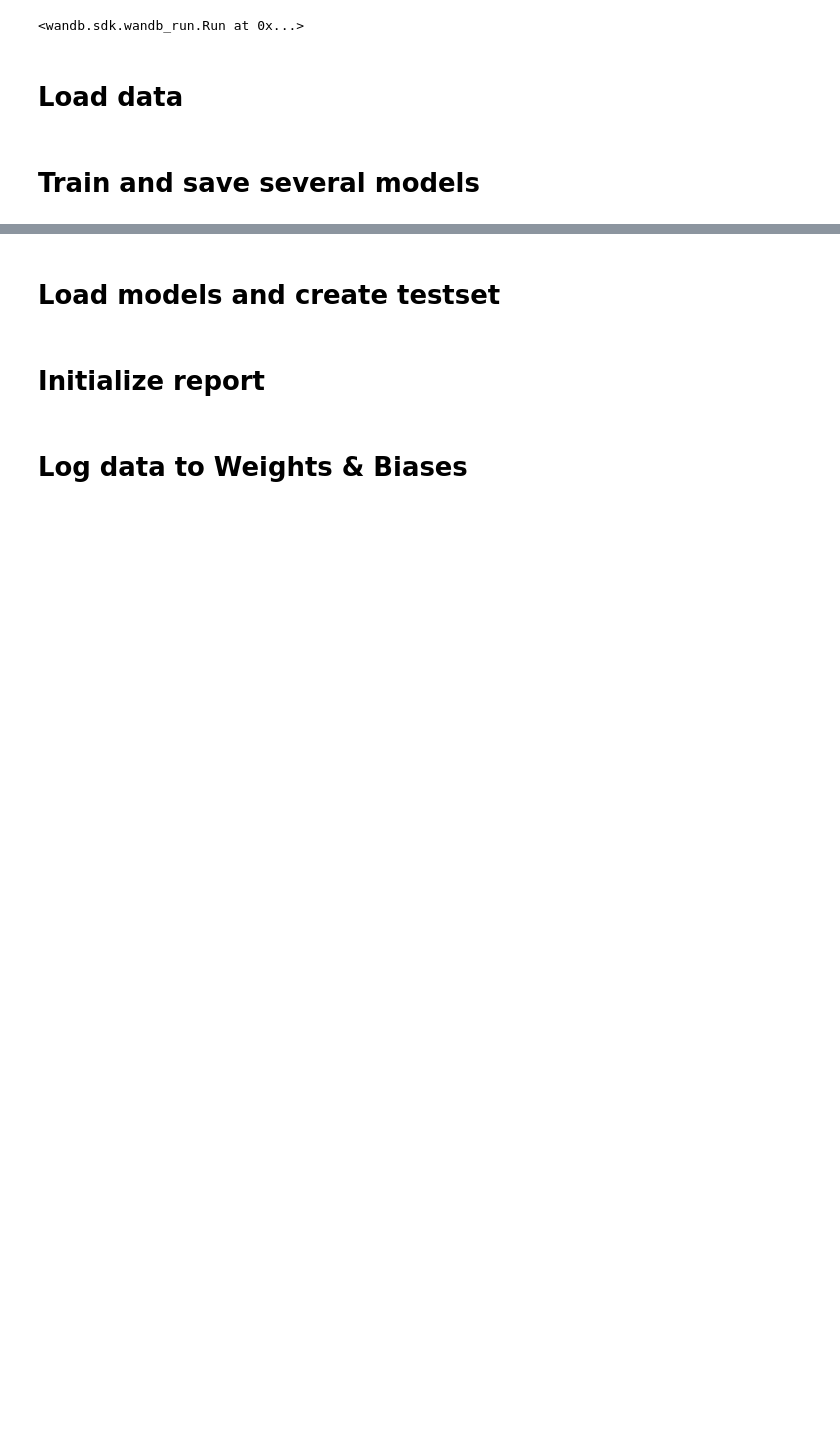
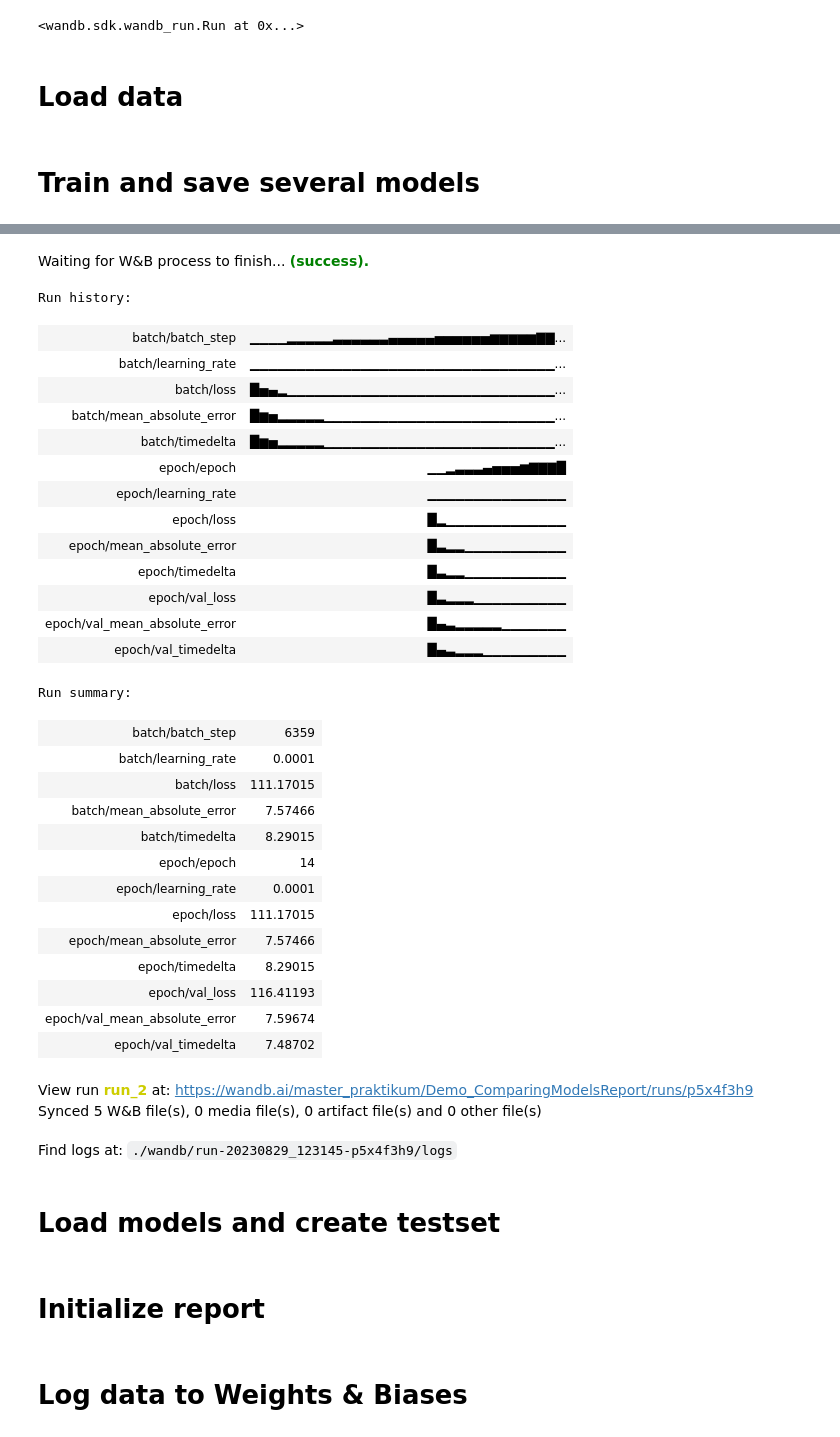
Before and after one commit to goldjunge3010/masterpraktikum, a Jupyter notebook: Demo_ComparingModelsReport.ipynb, the cells around one changed output, grey strips where cells are left out. Saved outputs shown, nothing was run; the diff lists cells and outputs as text; code cells hidden in the pictures; blank space fills up the shorter version.

```diff
--- a/Demo_ComparingModelsReport.ipynb
+++ b/Demo_ComparingModelsReport.ipynb
@@ -270,7 +284,7 @@ config = {
   "seq_length" : 30,
   "batch_size" : 64,
   "val_ratio" : 0.2,
-  "lr" : 0.001,
+  "lr" : 0.0001,
   "optimizer" : "Adam",
   "loss" : "mse"
 }
@@ -323,5 +337,6 @@ history = model.fit(rtdata.train_data,
 wandb.finish()
 
 # save the model weights
-save_path = "./output/rtmodel_1"
+save_path = "./output/rtmodel_2"
 model.save_weights(save_path)
+# %% [output]
@@ -328,3 +360,35 @@ model.save_weights(save_path)
+Waiting for W&B process to finish... (success).
+Run history:
+| batch/batch_step | ▁▁▁▁▂▂▂▂▂▃▃▃▃▃▃▄▄▄▄▄▅▅▅▅▅▅▆▆▆▆▆▇▇... |
+| batch/learning_rate | ▁▁▁▁▁▁▁▁▁▁▁▁▁▁▁▁▁▁▁▁▁▁▁▁▁▁▁▁▁▁▁▁▁... |
+| batch/loss | █▅▄▂▁▁▁▁▁▁▁▁▁▁▁▁▁▁▁▁▁▁▁▁▁▁▁▁▁▁▁▁▁... |
+| batch/mean_absolute_error | █▆▅▂▂▂▂▂▁▁▁▁▁▁▁▁▁▁▁▁▁▁▁▁▁▁▁▁▁▁▁▁▁... |
+| batch/timedelta | █▆▅▂▂▂▂▂▁▁▁▁▁▁▁▁▁▁▁▁▁▁▁▁▁▁▁▁▁▁▁▁▁... |
+| epoch/epoch | ▁▁▂▃▃▃▄▅▅▅▆▇▇▇█ |
+| epoch/learning_rate | ▁▁▁▁▁▁▁▁▁▁▁▁▁▁▁ |
+| epoch/loss | █▂▁▁▁▁▁▁▁▁▁▁▁▁▁ |
+| epoch/mean_absolute_error | █▃▂▂▁▁▁▁▁▁▁▁▁▁▁ |
+| epoch/timedelta | █▃▂▂▁▁▁▁▁▁▁▁▁▁▁ |
+| epoch/val_loss | █▃▂▂▂▁▁▁▁▁▁▁▁▁▁ |
+| epoch/val_mean_absolute_error | █▄▃▂▂▂▂▂▁▁▁▁▁▁▁ |
+| epoch/val_timedelta | █▄▃▂▂▂▁▁▁▁▁▁▁▁▁ |
+Run summary:
+| batch/batch_step | 6359 |
+| batch/learning_rate | 0.0001 |
+| batch/loss | 111.17015 |
+| batch/mean_absolute_error | 7.57466 |
+| batch/timedelta | 8.29015 |
+| epoch/epoch | 14 |
+| epoch/learning_rate | 0.0001 |
+| epoch/loss | 111.17015 |
+| epoch/mean_absolute_error | 7.57466 |
+| epoch/timedelta | 8.29015 |
+| epoch/val_loss | 116.41193 |
+| epoch/val_mean_absolute_error | 7.59674 |
+| epoch/val_timedelta | 7.48702 |
+View run run_2 at: https://wandb.ai/master_praktikum/Demo_ComparingModelsReport/runs/p5x4f3h9
+Synced 5 W&B file(s), 0 media file(s), 0 artifact file(s) and 0 other file(s)
+Find logs at: ./wandb/run-20230829_123145-p5x4f3h9/logs
 # %% [markdown]
 # Load models and create testset
 # %%
```
Also changed, not shown: parts of 6 cells of this notebook.
